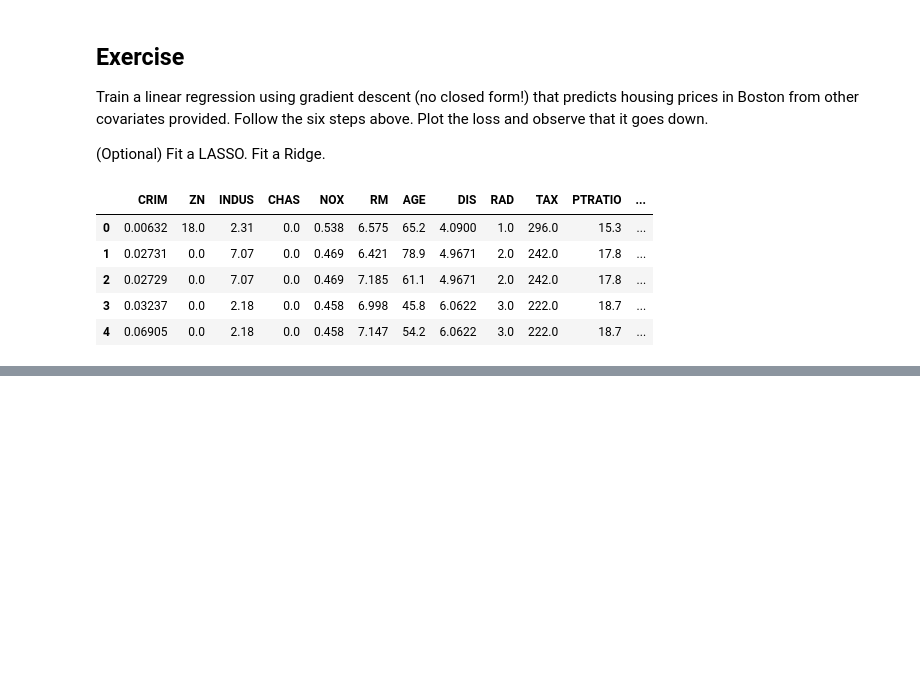
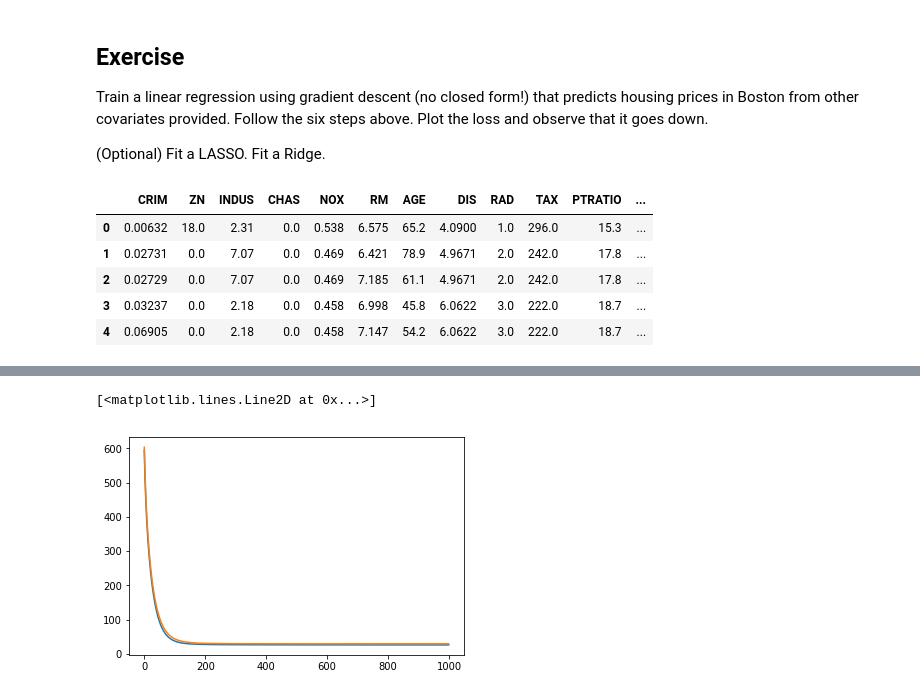
Before and after one commit to kojino/Harvard-Robust-Machine-Learning, a Jupyter notebook: 6_Classification_Regression.ipynb, the cells around one changed output, grey strips where cells are left out. Saved outputs shown, nothing was run; the diff lists cells and outputs as text; code cells hidden in the pictures; blank space fills up the shorter version.

```diff
--- a/6_Classification_Regression.ipynb
+++ b/6_Classification_Regression.ipynb
@@ -204,0 +263,7 @@ df.head()
+# %%
+import matplotlib.pyplot as plt
+plt.plot(train_losses)
+plt.plot(test_losses)
+# %% [output]
+[<matplotlib.lines.Line2D at 0x...>]
+[figure, added]
```
Also changed, not shown: parts of 14 cells of this notebook, 2 other files.
